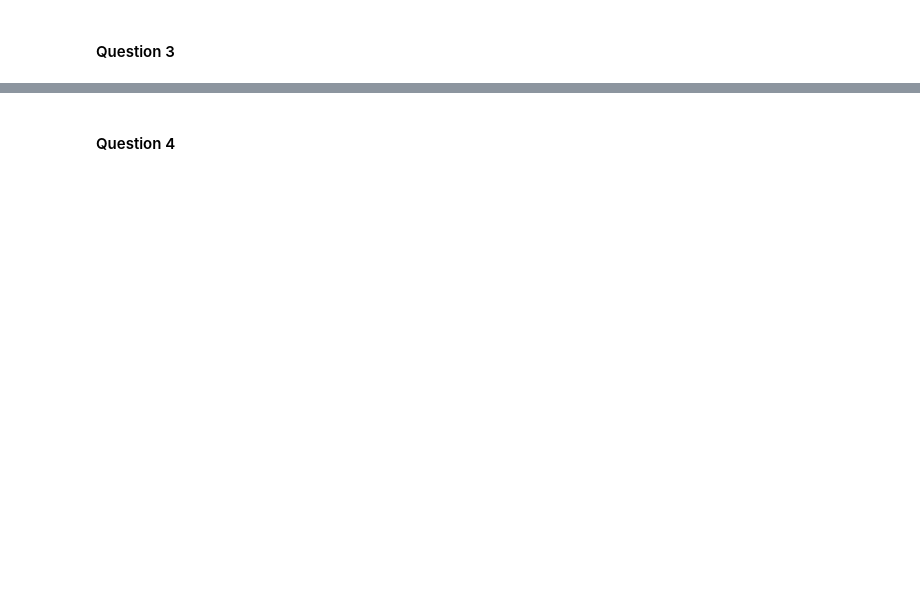
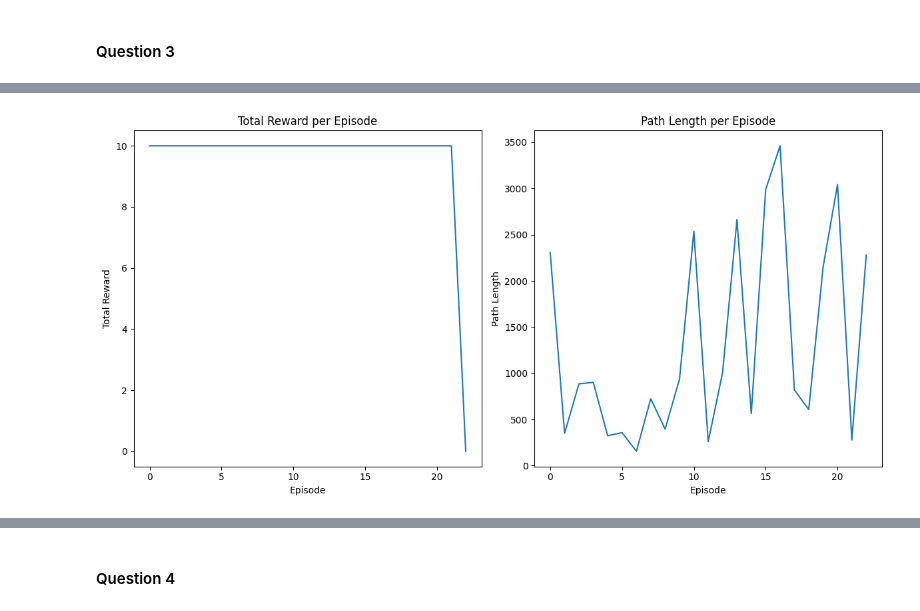
Before and after one commit to daniallegue/Reinforcement-Learning, a Jupyter notebook: src/Main.ipynb, the cells around one changed output, grey strips where cells are left out. Saved outputs shown, nothing was run; the diff lists cells and outputs as text; code cells hidden in the pictures; blank space fills up the shorter version.

```diff
--- a/src/Main.ipynb
+++ b/src/Main.ipynb
@@ -166,0 +215,98 @@ _You may want to directly modify the cycle in Question 2._
+# %%
+def run_learning_episodes_stopping(maze, agent, exploration_strategy, exploration_strategy_name, n_episodes=300, epsilon=0.01, temperature=0.2, max_steps=30000):
+    """
+    Runs multiple episodes of the reinforcement learning process with stopping criteria based on max steps and convergence.
+
+    Parameters:
+    - maze: The maze environment.
+    - agent: The agent navigating the maze.
+    - exploration_strategy: The strategy used by the agent to explore the maze.
+    - exploration_strategy_name: The specific exploration strategy to implement in the cycle.
+    - n_episodes: The number of episodes to run.
+    - epsilon: The epsilon parameter for the e-greedy exploration strategy.
+    - temperature: The temperature parameter for the Boltzmann exploration strategy.
+    - max_steps: The maximum total number of steps before stopping the learning process.
+
+    Returns:
+    - episode_rewards: A list containing the total reward earned in each episode.
+    - episode_lengths: A list containing the number of steps (length of the path) taken in each episode.
+    """
+    episode_rewards = []
+    episode_lengths = []
+    total_steps = 0  # Track the total number of steps taken across all episodes
+
+    for episode in tqdm(range(n_episodes)):
+        if total_steps >= max_steps:  # Check if the maximum number of steps has been reached
+            print(f"Stopping criterion reached at episode {episode} with {total_steps} steps.")
+            break
+
+        total_reward = 0
+        agent.reset()
+        done = False
+        steps = 0
+
+        while not done:
+            current_state = agent.get_state(maze)
+            action = None
+            if exploration_strategy_name == "random":
+                action = exploration_strategy.random(agent, maze)
+            elif exploration_strategy_name == "e-greedy":
+                action = exploration_strategy.e_greedy(agent, maze, epsilon)
+            elif exploration_strategy_name == "boltzmann":
+                action = exploration_strategy.boltzmann(agent, maze, temperature)
+
+            next_state, reward, done = agent.step(action, maze)
+
+            total_reward += reward
+            steps += 1
+            total_steps += 1
+
+            if total_steps >= max_steps:  # Check again in case max steps reached within the episode
+                break
+
+            # Learning logic here
+            # if with_learning:
+            #     learner.learn(current_state, action, reward, next_state, done)
+
+        episode_rewards.append(total_reward)
+        episode_lengths.append(steps)
+
+        # Check for convergence
+        if len(episode_lengths) >= 10 and len(set(episode_lengths[-10:])) == 1:
+            print(f"Convergence criterion reached at episode {episode + 1}. Path length stable for last 15 episodes.")
+            break
+
+    return episode_rewards, episode_lengths
+
+# Example usage
+maze = Maze("./../data/toy_maze.txt")
+maze.set_reward(x=9, y=9, reward=10)
+maze.set_terminal(x=9, y=9)
+# Create an Agent.
+agent = Agent(start_x=0, start_y=0)
+# Create a QTable.
+states = maze.get_all_states()
+actions = [Action(id) for id in ["up", "down", "left", "right"]]
+q_table = QTable(states, actions)
+# Create an ExplorationStrategy.
+exploration_strategy = ExplorationStrategy(q_table)
+
+# Run the cycle with stopping criteria
+episode_rewards, episode_lengths = run_learning_episodes_stopping(maze, agent, exploration_strategy, 'boltzmann', 300, 0.02, 0.2)
+
+# Plotting the results
+plt.figure(figsize=(12, 6))
+plt.subplot(1, 2, 1)
+plt.plot(episode_rewards)
+plt.xlabel("Episode")
+plt.ylabel("Total Reward")
+plt.title("Total Reward per Episode")
+
+plt.subplot(1, 2, 2)
+plt.plot(episode_lengths)
+plt.xlabel("Episode")
+plt.ylabel("Path Length")
+plt.title("Path Length per Episode")
+plt.tight_layout()
+plt.show()
+# %% [output]
@@ -166,0 +314 @@ _You may want to directly modify the cycle in Question 2._
+[figure, added]
```
Also changed, not shown: parts of 16 cells of this notebook.
